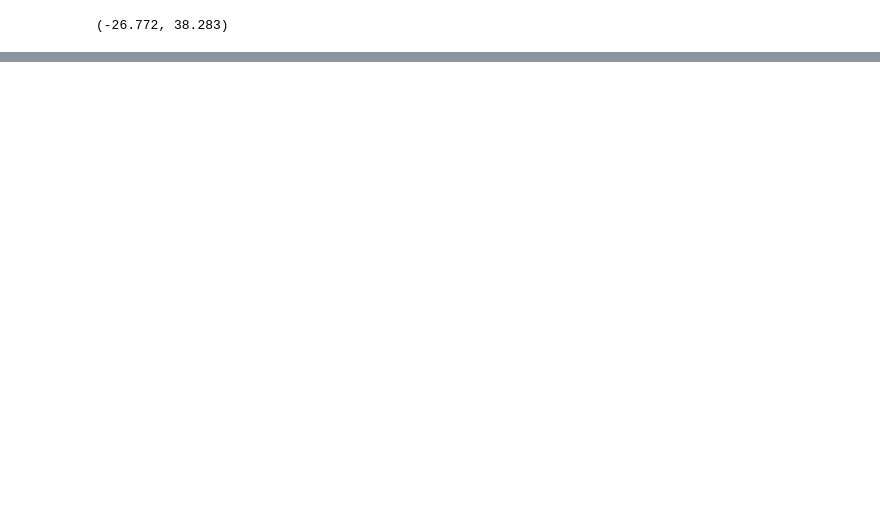
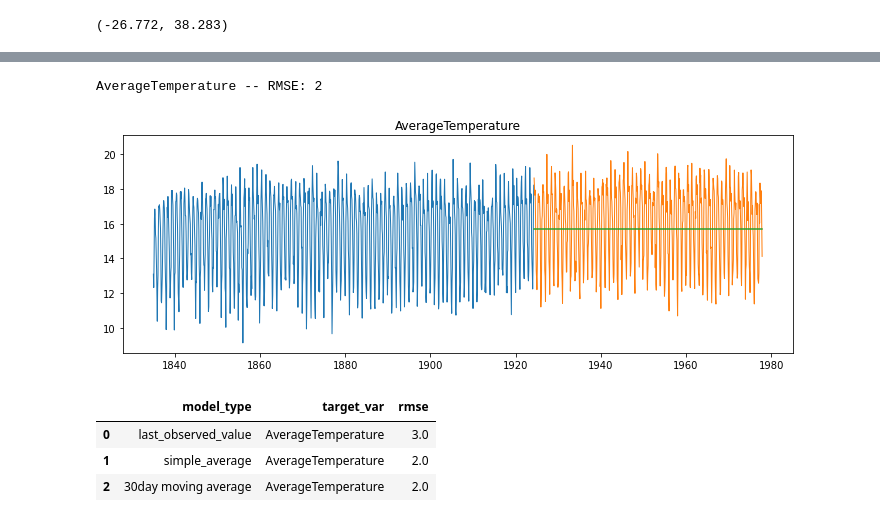
Before and after one commit to veronica-f-reyes/time-series-exercises, a Jupyter notebook: Earth_Surface_Temp_Mini_Project.ipynb, the cells around one changed output, grey strips where cells are left out. Drawn from its saved outputs; the diff is of its cells as text; code cells hidden in the pictures; blank space fills up the shorter version.

Commit message:
Time Series Modeling

```diff
--- a/Earth_Surface_Temp_Mini_Project.ipynb
+++ b/Earth_Surface_Temp_Mini_Project.ipynb
@@ -137,0 +168,2 @@ dtype: int64
+# %%
+df = prep_data(df)
@@ -137,0 +182,10 @@ dtype: int64
+# %%
+train_size = int(len(df) * .5)
+validate_size = int(len(df) * .3)
+test_size = int(len(df) - train_size - validate_size)
+validate_end_index = train_size + validate_size
+
+# split into train, validation, test
+train = df[: train_size]
+validate = df[train_size : validate_end_index]
+test = df[validate_end_index : ]
@@ -137,0 +211,28 @@ dtype: int64
+# %%
+# define evaluation function to compute rmse
+
+def evaluate(target_var):
+    '''
+    the evaluate function will take in the actual values in validate and the predicted values
+    and compute the mean_squared_error and then take the square root and round to 0 decimals.
+    It will return the rmse, an integer.
+    '''
+    rmse = round(sqrt(mean_squared_error(validate[target_var], yhat_df[target_var])),0)
+    return rmse
+# %%
+# plot and evaluate
+
+def plot_and_eval(target_var):
+    '''
+    this function will plot the train, validate, and test values for a single variable
+    across all dates.
+    '''
+
+    plt.figure(figsize = (12,4))
+    plt.plot(train[target_var], label = 'Train', linewidth = 1)
+    plt.plot(validate[target_var], label = 'Validate', linewidth = 1)
+    plt.plot(yhat_df[target_var])
+    plt.title(target_var)
+    rmse = evaluate(target_var)
+    print(target_var, '-- RMSE: {:.0f}'.format(rmse))
+    plt.show()
@@ -137,0 +355,13 @@ dtype: int64
+# %%
+plot_and_eval('AverageTemperature')
+# %% [output]
+AverageTemperature -- RMSE: 2
+[figure, added]
+# %%
+eval_df = append_eval_df(model_type = '30day moving average', target_var = 'AverageTemperature')
+eval_df
+# %% [output]
+|  | model_type | target_var | rmse |
+| 0 | last_observed_value | AverageTemperature | 3.0 |
+| 1 | simple_average | AverageTemperature | 2.0 |
+| 2 | 30day moving average | AverageTemperature | 2.0 |
```
Also changed, not shown: parts of 56 cells of this notebook, 1 other file.
